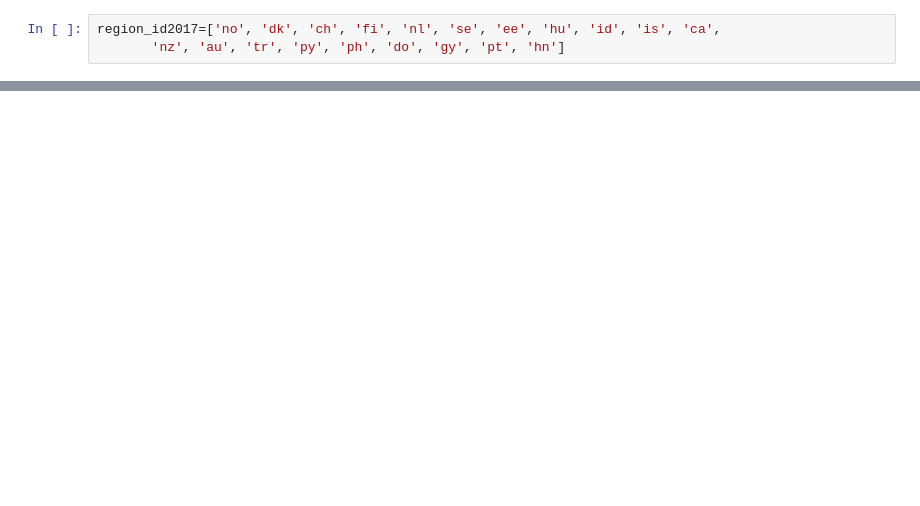
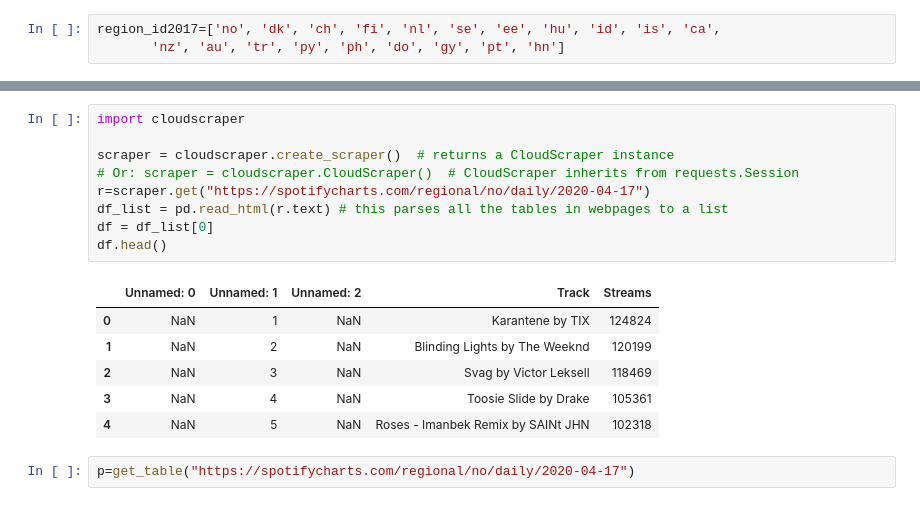
Before and after one commit to Albina-C/INFO-2950-Project, a Jupyter notebook: Spotify-Web-Scraping.ipynb, the cells around one changed output, grey strips where cells are left out. Cells and saved outputs as stored; diff of their text form; blank space fills up the shorter version.

```diff
--- a/Spotify-Web-Scraping.ipynb
+++ b/Spotify-Web-Scraping.ipynb
@@ -173,0 +279,18 @@ spotify2020
+# %%
+import cloudscraper
+
+scraper = cloudscraper.create_scraper()  # returns a CloudScraper instance
+# Or: scraper = cloudscraper.CloudScraper()  # CloudScraper inherits from requests.Session
+r=scraper.get("https://spotifycharts.com/regional/no/daily/2020-04-17")
+df_list = pd.read_html(r.text) # this parses all the tables in webpages to a list
+df = df_list[0]
+df.head()
+# %% [output]
+|  | Unnamed: 0 | Unnamed: 1 | Unnamed: 2 | Track | Streams |
+| 0 | NaN | 1 | NaN | Karantene by TIX | 124824 |
+| 1 | NaN | 2 | NaN | Blinding Lights by The Weeknd | 120199 |
+| 2 | NaN | 3 | NaN | Svag by Victor Leksell | 118469 |
+| 3 | NaN | 4 | NaN | Toosie Slide by Drake | 105361 |
+| 4 | NaN | 5 | NaN | Roses - Imanbek Remix by SAINt JHN | 102318 |
+# %%
+p=get_table("https://spotifycharts.com/regional/no/daily/2020-04-17")
```
Also changed, not shown: parts of 24 cells of this notebook.
